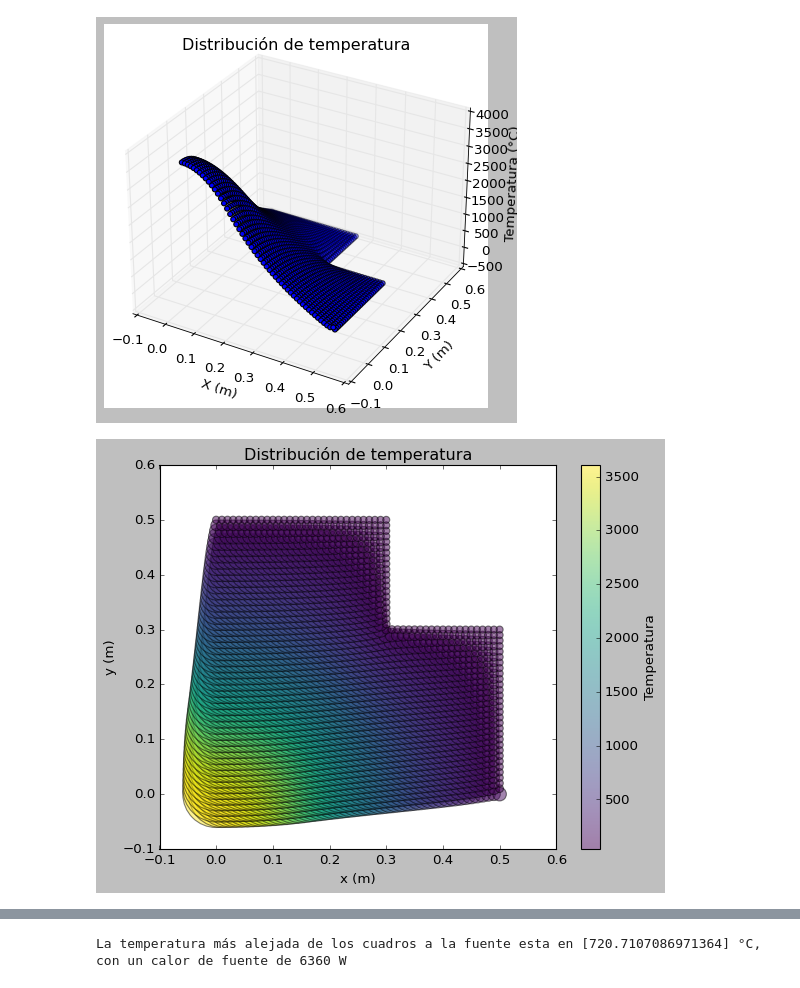
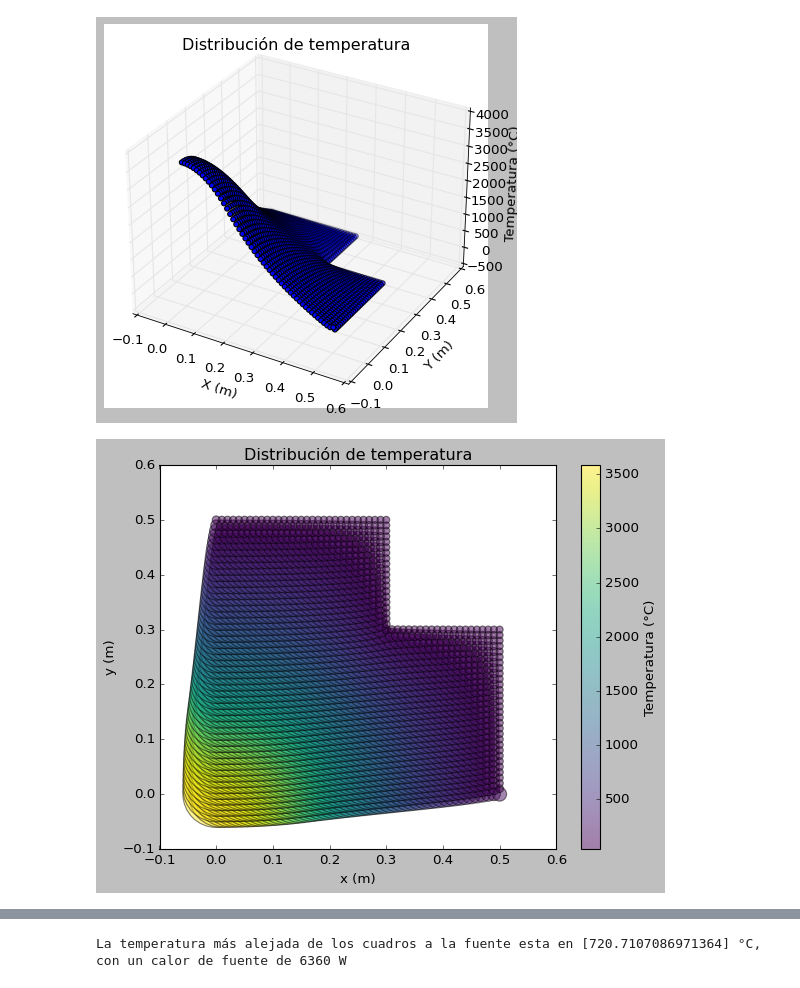
Before and after one commit to DuneV/Termofluidos-II, a Jupyter notebook: Termo.ipynb, the cells around one changed output, grey strips where cells are left out. Cells and saved outputs as stored; diff of their text form; code cells hidden in the pictures.

```diff
--- a/Termo.ipynb
+++ b/Termo.ipynb
@@ -587,13 +587,13 @@ plt.show()
 [figure]
 # %%
 scatter = plt.scatter(info['X'], info['Y'], s=info['Temp'], cmap='viridis', c=info['Temp'], marker='o', alpha=0.5)
-plt.colorbar(scatter, label='Temperatura')
+plt.colorbar(scatter, label='Temperatura (°C)')
 plt.xlabel('x (m)')
 plt.ylabel('y (m)')
 plt.title('Distribución de temperatura')
 plt.savefig("curva1.png")
 # %% [output]
-[figure, old version]
+[figure, new version]
 # %%
 temperatura = info['Temp']
 x_min, x_max = 0.30, 0.5  # Ejemplo de rango de coordenada X
```
Also changed, not shown: parts of 3 cells of this notebook, 4 other files.
